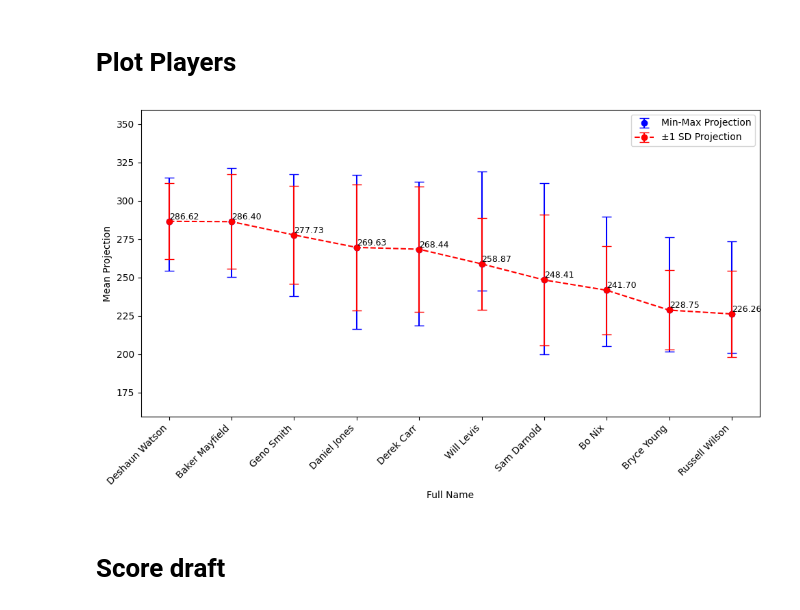
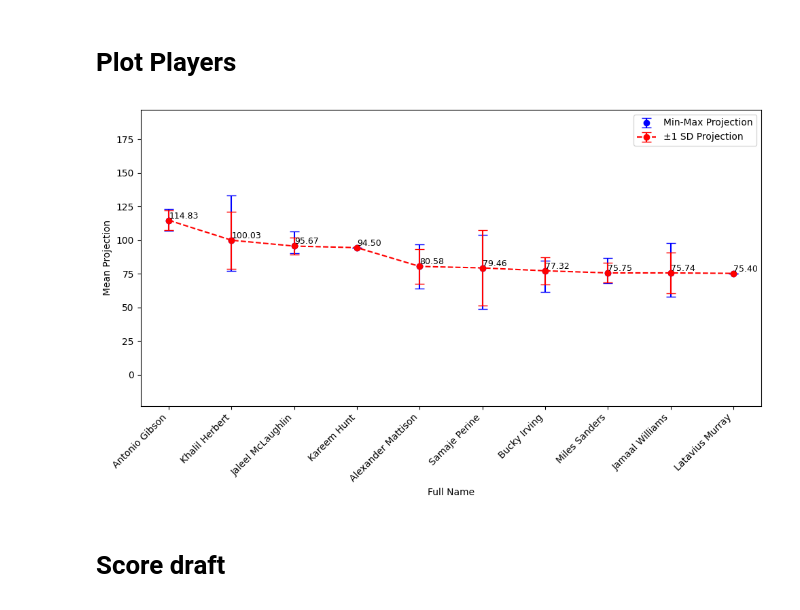
Before and after one commit to amehtaSF/fantasy_football_2024, a Jupyter notebook: draft_interface.ipynb, the cells around one changed output. Saved outputs shown, nothing was run; the diff lists cells and outputs as text; code cells hidden in the pictures.

```diff
--- a/draft_interface.ipynb
+++ b/draft_interface.ipynb
@@ -224,8 +229,8 @@ plt.show()
 # %% [markdown]
 # Plot Players
 # %%
-pos = ["QB"]
-# pos = ["RB"]
+# pos = ["QB"]
+pos = ["RB"]
 # pos = ["WR"]
 # pos = ["TE"]
 # pos = ["DEF"]
@@ -233,10 +238,11 @@ pos = ["QB"]
 # pos = ["RB", "WR", "TE"]
 # pos = ["RB", "WR"]
 
-
+# grabs variance data
 f = "data/sleeper_proj_hist.csv"
-df = pd.read_csv(f)
-df = df.loc[~df['sleeper_id'].isin(env.draft['sleeper_id'])].loc[df['position'].isin(pos)].sort_values(by='mean_proj', ascending=False).head(10)
+df_var = pd.read_csv(f)
+not_drafted_yet = df_var.loc[~df_var['sleeper_id'].isin(env.draft['sleeper_id'])]
+df = not_drafted_yet.loc[not_drafted_yet['position'].isin(pos)].sort_values(by='mean_proj', ascending=False).head(10)
 
 # X-axis: full_name, Y-axis: mean_proj
 x = df['full_name']
@@ -244,39 +250,40 @@ y = df['mean_proj']
 
 # Error bars: min_proj to max_proj
 error_min_max = [y - df['min_proj'], df['max_proj'] - y]
+# error_min_max = [ df['min_proj'], df['max_proj'] - y]
 
 # Error bars: mean_proj +/- 1 sd_proj
 error_sd = [df['sd_proj'], df['sd_proj']]
 
 # Plotting
 plt.figure(figsize=(10, 6))
 
 # Main plot
 plt.errorbar(x, y, yerr=error_min_max, fmt='o', label='Min-Max Projection', capsize=5, color='blue')
 plt.errorbar(x, y, yerr=error_sd, fmt='o', label='±1 SD Projection', capsize=5, color='red', linestyle='dashed')
 
 # Adding text labels next to each dot using .iloc[] for positional access
 for i in range(len(x)):
     plt.text(x.iloc[i], y.iloc[i], f'{y.iloc[i]:.2f}', fontsize=9, ha='left', va='bottom')
 
 # Setting the y-axis range to 200 with the mean of all mean_proj centered
 mean_of_means = y.mean()
-y_min = mean_of_means - 100
-y_max = mean_of_means + 100
+y_min = mean_of_means - 110
+y_max = mean_of_means + 110
 plt.ylim(y_min, y_max)
 
 # Adding labels and title
 plt.xlabel('Full Name')
 plt.ylabel('Mean Projection')
 # plt.title('Mean Projection with Min-Max and ±1 SD Error Bars')
 plt.legend()
 
 # Display plot
 plt.xticks(rotation=45, ha='right')
 plt.tight_layout()
 plt.show()
 # %% [output]
-[figure, old version]
+[figure, new version]
 # %%
 # import pandas as pd
 # pd.set_option('display.max_rows', None)
```
Also changed, not shown: parts of 12 cells of this notebook, 5 other files.
